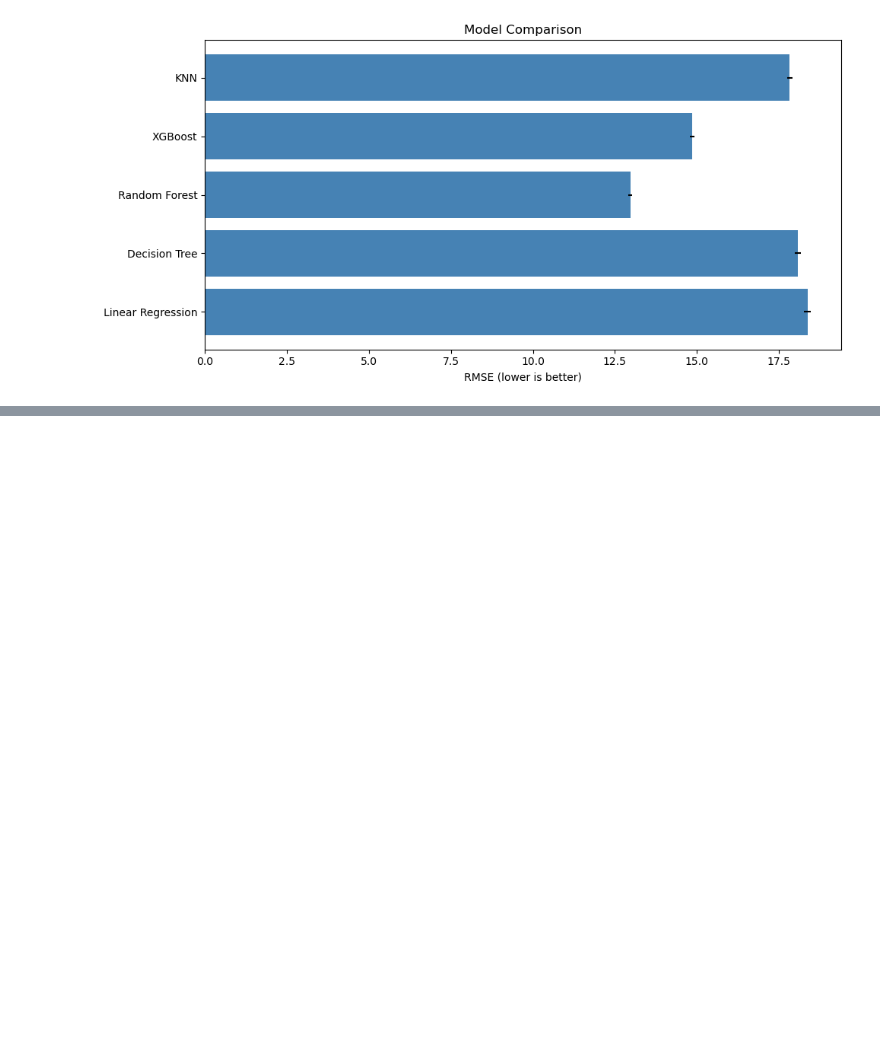
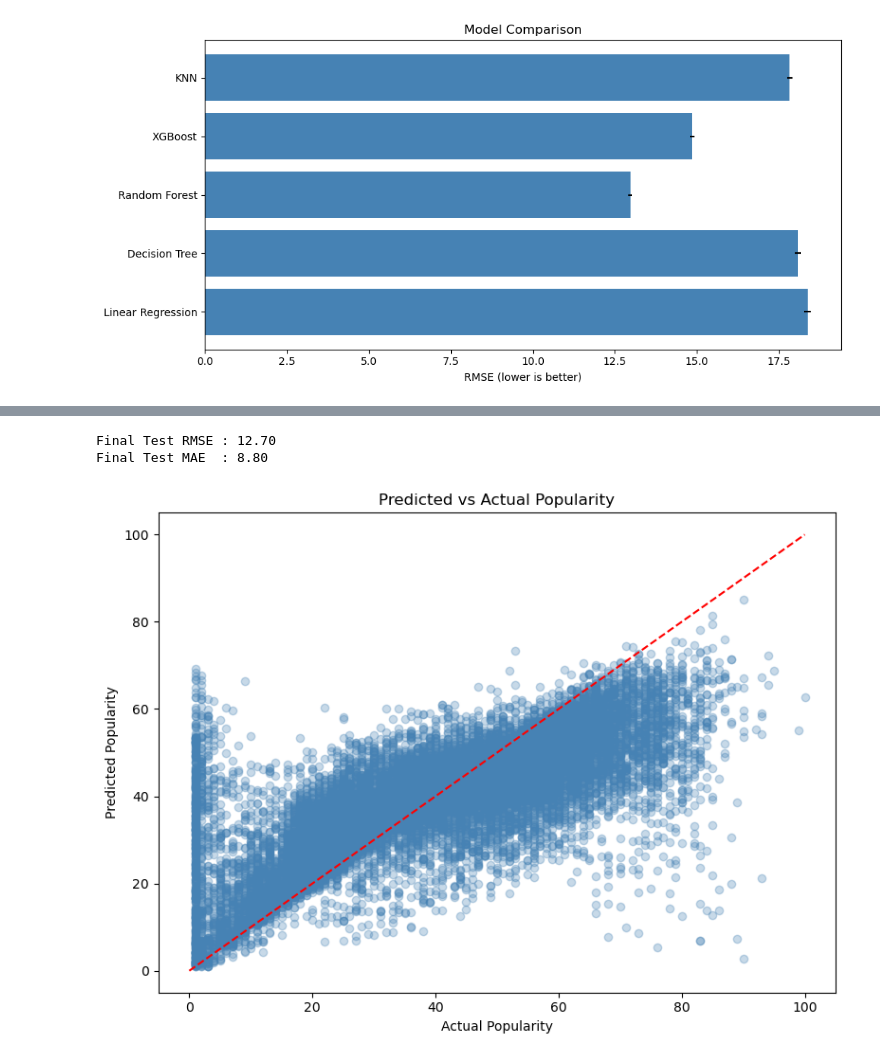
Before and after one commit to noirithm/spotify-popularity-predictor, a Jupyter notebook: main.ipynb, the cells around one changed output, grey strips where cells are left out. Saved outputs shown, nothing was run; the diff lists cells and outputs as text; code cells hidden in the pictures; blank space fills up the shorter version.

```diff
--- a/main.ipynb
+++ b/main.ipynb
@@ -187,0 +224,22 @@ KNN                  RMSE=17.83, std=0.08
+# %%
+# final evaluation on test set
+y_pred     = rf_model.predict(X_test_scaled)
+final_rmse = np.sqrt(np.mean((y_pred - y_test)**2))
+final_mae  = np.mean(np.abs(y_pred - y_test))
+
+print(f"Final Test RMSE : {final_rmse:.2f}")
+print(f"Final Test MAE  : {final_mae:.2f}")
+
+# predicted vs actual
+plt.figure(figsize=(8, 6))
+plt.scatter(y_test, y_pred, alpha=0.3, color='steelblue')
+plt.plot([0, 100], [0, 100], 'r--')
+plt.xlabel('Actual Popularity')
+plt.ylabel('Predicted Popularity')
+plt.title('Predicted vs Actual Popularity')
+plt.tight_layout()
+plt.show()
+# %% [output]
+Final Test RMSE : 12.70
+Final Test MAE  : 8.80
+[figure, added]
```
Also changed, not shown: parts of 1 cell of this notebook.
